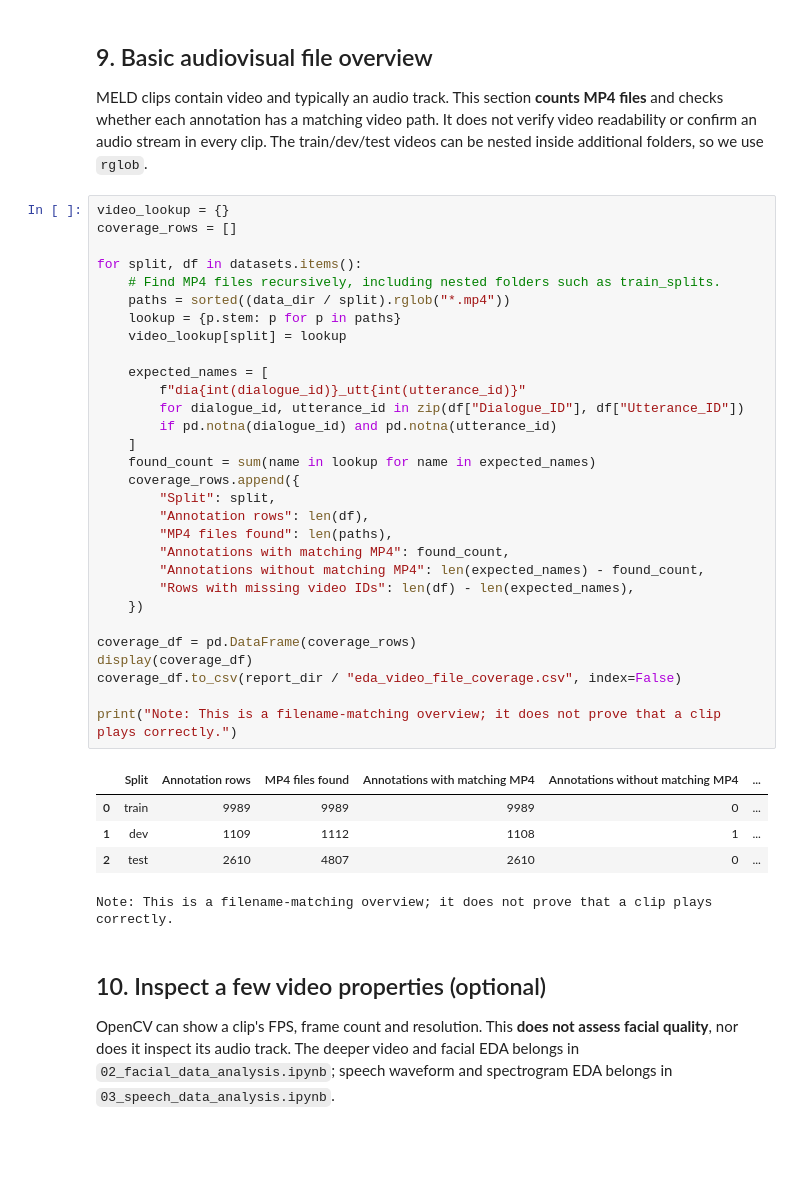
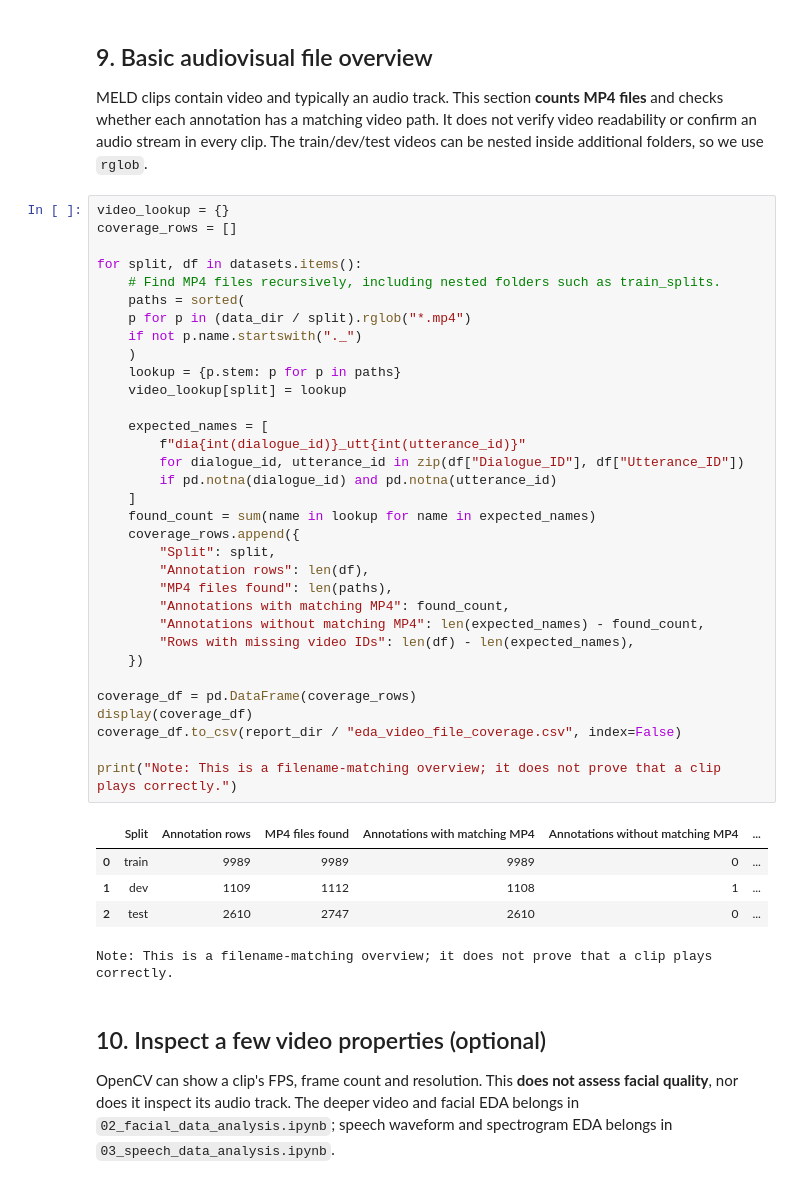
Before and after one commit to kishan-pj/Multimodal-Emotion-Recognition-Using-Facial-Expressions-and-Speech, a Jupyter notebook: notebooks/dataset_exploration.ipynb, the cells around one changed output. Saved outputs shown, nothing was run; the diff lists cells and outputs as text; blank space fills up the shorter version.

```diff
--- a/notebooks/dataset_exploration.ipynb
+++ b/notebooks/dataset_exploration.ipynb
@@ -407,35 +407,38 @@ coverage_rows = []
 
 for split, df in datasets.items():
     # Find MP4 files recursively, including nested folders such as train_splits.
-    paths = sorted((data_dir / split).rglob("*.mp4"))
+    paths = sorted(
+    p for p in (data_dir / split).rglob("*.mp4")
+    if not p.name.startswith("._")
+    )
     lookup = {p.stem: p for p in paths}
     video_lookup[split] = lookup
 
     expected_names = [
         f"dia{int(dialogue_id)}_utt{int(utterance_id)}"
         for dialogue_id, utterance_id in zip(df["Dialogue_ID"], df["Utterance_ID"])
         if pd.notna(dialogue_id) and pd.notna(utterance_id)
     ]
     found_count = sum(name in lookup for name in expected_names)
     coverage_rows.append({
         "Split": split,
         "Annotation rows": len(df),
         "MP4 files found": len(paths),
         "Annotations with matching MP4": found_count,
         "Annotations without matching MP4": len(expected_names) - found_count,
         "Rows with missing video IDs": len(df) - len(expected_names),
     })
 
 coverage_df = pd.DataFrame(coverage_rows)
 display(coverage_df)
 coverage_df.to_csv(report_dir / "eda_video_file_coverage.csv", index=False)
 
 print("Note: This is a filename-matching overview; it does not prove that a clip plays correctly.")
 # %% [output]
 |  | Split | Annotation rows | MP4 files found | Annotations with matching MP4 | Annotations without matching MP4 | ... |
 | 0 | train | 9989 | 9989 | 9989 | 0 | ... |
 | 1 | dev | 1109 | 1112 | 1108 | 1 | ... |
-| 2 | test | 2610 | 4807 | 2610 | 0 | ... |
+| 2 | test | 2610 | 2747 | 2610 | 0 | ... |
 Note: This is a filename-matching overview; it does not prove that a clip plays correctly.
 # %% [markdown]
 ## 10. Inspect a few video properties (optional)
```
Also changed, not shown: parts of 2 cells of this notebook, 10 other files.
